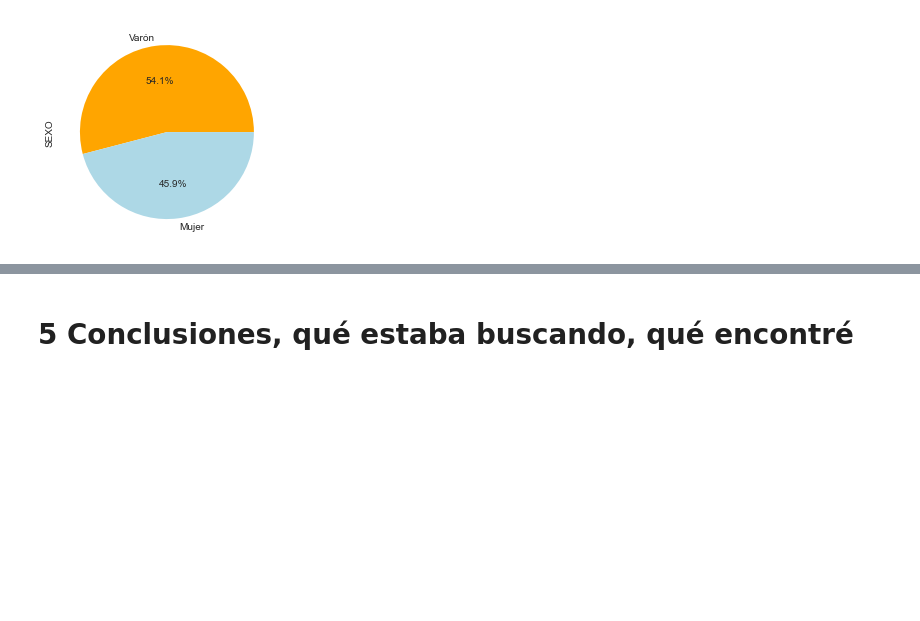
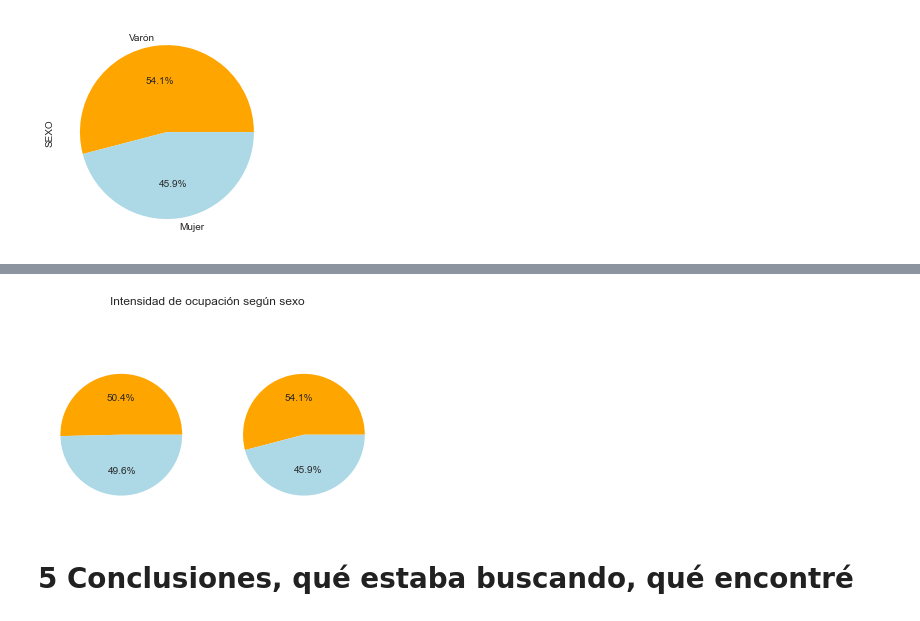
Before and after one commit to VioleCP/EPH-subocupacion, a Jupyter notebook: Subocupación Argentina.ipynb, the cells around one changed output, grey strips where cells are left out. Cells and saved outputs as stored; diff of their text form; code cells hidden in the pictures; blank space fills up the shorter version.

```diff
--- a/Subocupación Argentina.ipynb
+++ b/Subocupación Argentina.ipynb
@@ -619,3 +554,11 @@ TypeError: 'AxesSubplot' object is not subscriptable
+# %%
+fig, (ax1, ax2) = plt.subplots(1, 2)
+
+fig.suptitle('Intensidad de ocupación según sexo')
+ax1.pie(sexos,colors= ["orange","lightblue"], autopct='%1.1f%%')
+ax2.pie(sexoo, colors= ["orange","lightblue"], autopct='%1.1f%%');
+# %% [output]
+[figure, added]
 # %% [markdown]
 # 5 Conclusiones, qué estaba buscando, qué encontré
 # %% [markdown]
```
Also changed, not shown: parts of 20 cells of this notebook, 1 other file.
